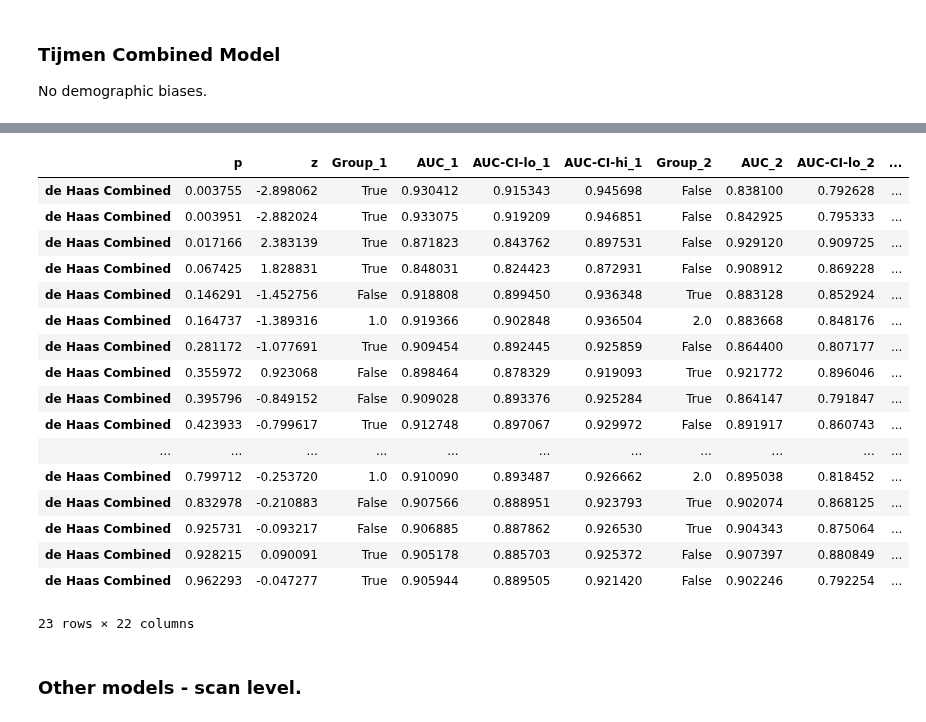
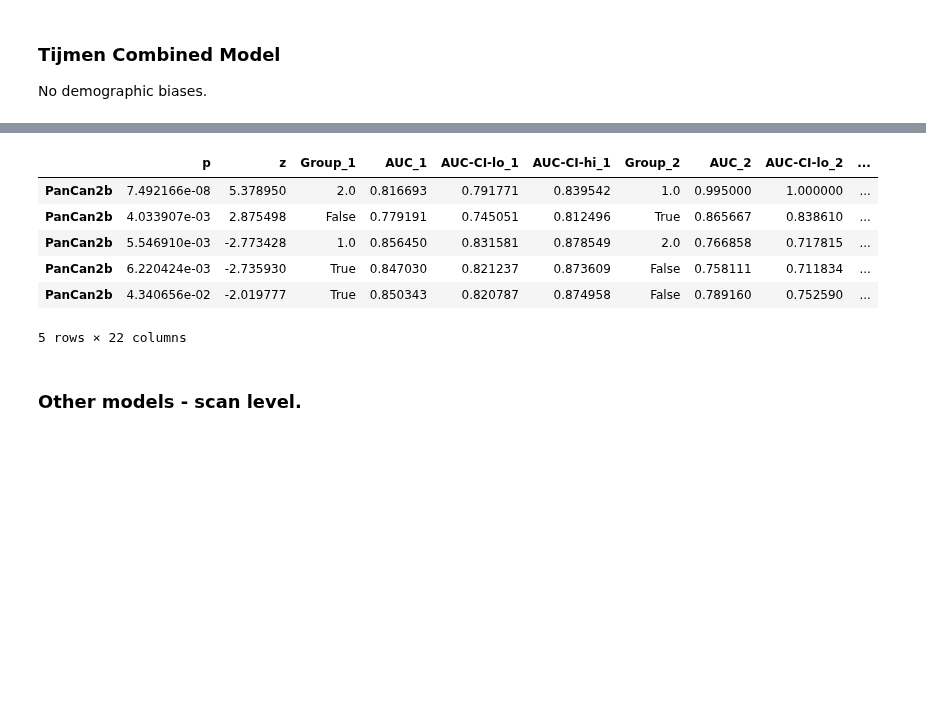
Before and after one commit to DIAGNijmegen/bodyct-lung-malignancy-fairness, a Jupyter notebook: save_all_results.ipynb, the cells around one changed output, grey strips where cells are left out. Drawn from its saved outputs; the diff is of its cells as text; code cells hidden in the pictures; blank space fills up the shorter version.

Commit message:
roc tables

```diff
--- a/save_all_results.ipynb
+++ b/save_all_results.ipynb
@@ -445,25 +436,18 @@ df[(df['col'] == 'Thijmen_mean_cal') & (df['category'].isin(['demo', 'nodule', '
 # %%
 df = pd.read_csv(f"{RESULTS_DIR}/auroc-nlst-3240.csv", index_col=0)
-df[(df['col'] == 'Thijmen_mean_cal') & (df['category'].isin(['demo', 'nodule', 'other']))].sort_values(by='p')
+df[
+    # (df['col'] == 'Thijmen_mean_cal') &
+    (df['p'] < 0.05) &
+    (df['category'].isin(['demo']))
+].sort_values(by='p')
 # %% [output]
 |  | p | z | Group_1 | AUC_1 | AUC-CI-lo_1 | AUC-CI-hi_1 | Group_2 | AUC_2 | AUC-CI-lo_2 | ... |
-| de Haas Combined | 0.003755 | -2.898062 | True | 0.930412 | 0.915343 | 0.945698 | False | 0.838100 | 0.792628 | ... |
-| de Haas Combined | 0.003951 | -2.882024 | True | 0.933075 | 0.919209 | 0.946851 | False | 0.842925 | 0.795333 | ... |
-| de Haas Combined | 0.017166 | 2.383139 | True | 0.871823 | 0.843762 | 0.897531 | False | 0.929120 | 0.909725 | ... |
-| de Haas Combined | 0.067425 | 1.828831 | True | 0.848031 | 0.824423 | 0.872931 | False | 0.908912 | 0.869228 | ... |
-| de Haas Combined | 0.146291 | -1.452756 | False | 0.918808 | 0.899450 | 0.936348 | True | 0.883128 | 0.852924 | ... |
-| de Haas Combined | 0.164737 | -1.389316 | 1.0 | 0.919366 | 0.902848 | 0.936504 | 2.0 | 0.883668 | 0.848176 | ... |
-| de Haas Combined | 0.281172 | -1.077691 | True | 0.909454 | 0.892445 | 0.925859 | False | 0.864400 | 0.807177 | ... |
-| de Haas Combined | 0.355972 | 0.923068 | False | 0.898464 | 0.878329 | 0.919093 | True | 0.921772 | 0.896046 | ... |
-| de Haas Combined | 0.395796 | -0.849152 | False | 0.909028 | 0.893376 | 0.925284 | True | 0.864147 | 0.791847 | ... |
-| de Haas Combined | 0.423933 | -0.799617 | True | 0.912748 | 0.897067 | 0.929972 | False | 0.891917 | 0.860743 | ... |
-| ... | ... | ... | ... | ... | ... | ... | ... | ... | ... | ... |
-| de Haas Combined | 0.799712 | -0.253720 | 1.0 | 0.910090 | 0.893487 | 0.926662 | 2.0 | 0.895038 | 0.818452 | ... |
-| de Haas Combined | 0.832978 | -0.210883 | False | 0.907566 | 0.888951 | 0.923793 | True | 0.902074 | 0.868125 | ... |
-| de Haas Combined | 0.925731 | -0.093217 | False | 0.906885 | 0.887862 | 0.926530 | True | 0.904343 | 0.875064 | ... |
-| de Haas Combined | 0.928215 | 0.090091 | True | 0.905178 | 0.885703 | 0.925372 | False | 0.907397 | 0.880849 | ... |
-| de Haas Combined | 0.962293 | -0.047277 | True | 0.905944 | 0.889505 | 0.921420 | False | 0.902246 | 0.792254 | ... |
+| PanCan2b | 7.492166e-08 | 5.378950 | 2.0 | 0.816693 | 0.791771 | 0.839542 | 1.0 | 0.995000 | 1.000000 | ... |
+| PanCan2b | 4.033907e-03 | 2.875498 | False | 0.779191 | 0.745051 | 0.812496 | True | 0.865667 | 0.838610 | ... |
+| PanCan2b | 5.546910e-03 | -2.773428 | 1.0 | 0.856450 | 0.831581 | 0.878549 | 2.0 | 0.766858 | 0.717815 | ... |
+| PanCan2b | 6.220424e-03 | -2.735930 | True | 0.847030 | 0.821237 | 0.873609 | False | 0.758111 | 0.711834 | ... |
+| PanCan2b | 4.340656e-02 | -2.019777 | True | 0.850343 | 0.820787 | 0.874958 | False | 0.789160 | 0.752590 | ... |
-23 rows × 22 columns
+5 rows × 22 columns
 # %% [markdown]
 ### Other models - scan level.
 # %%
```
Also changed, not shown: parts of 7 cells of this notebook, 3 other files.
